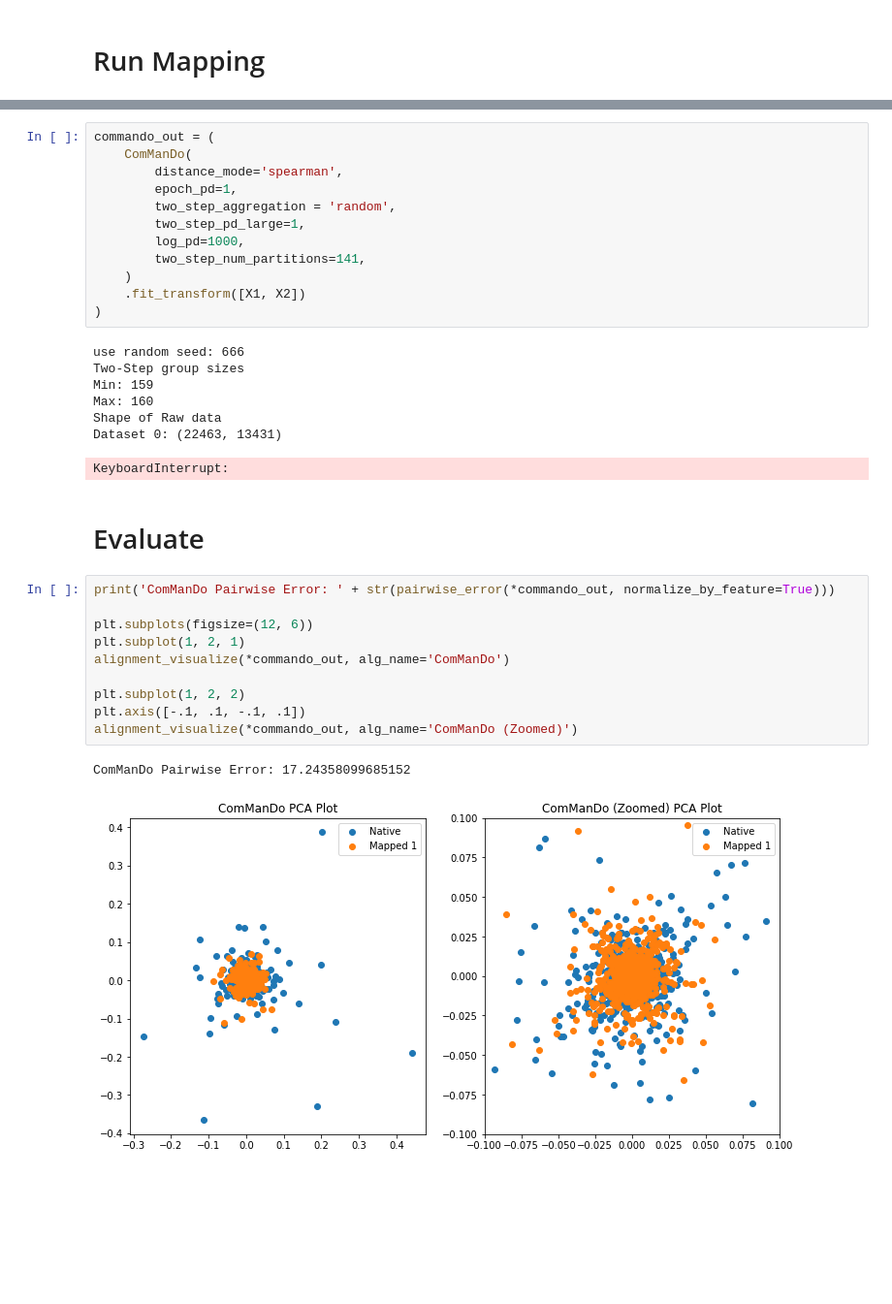
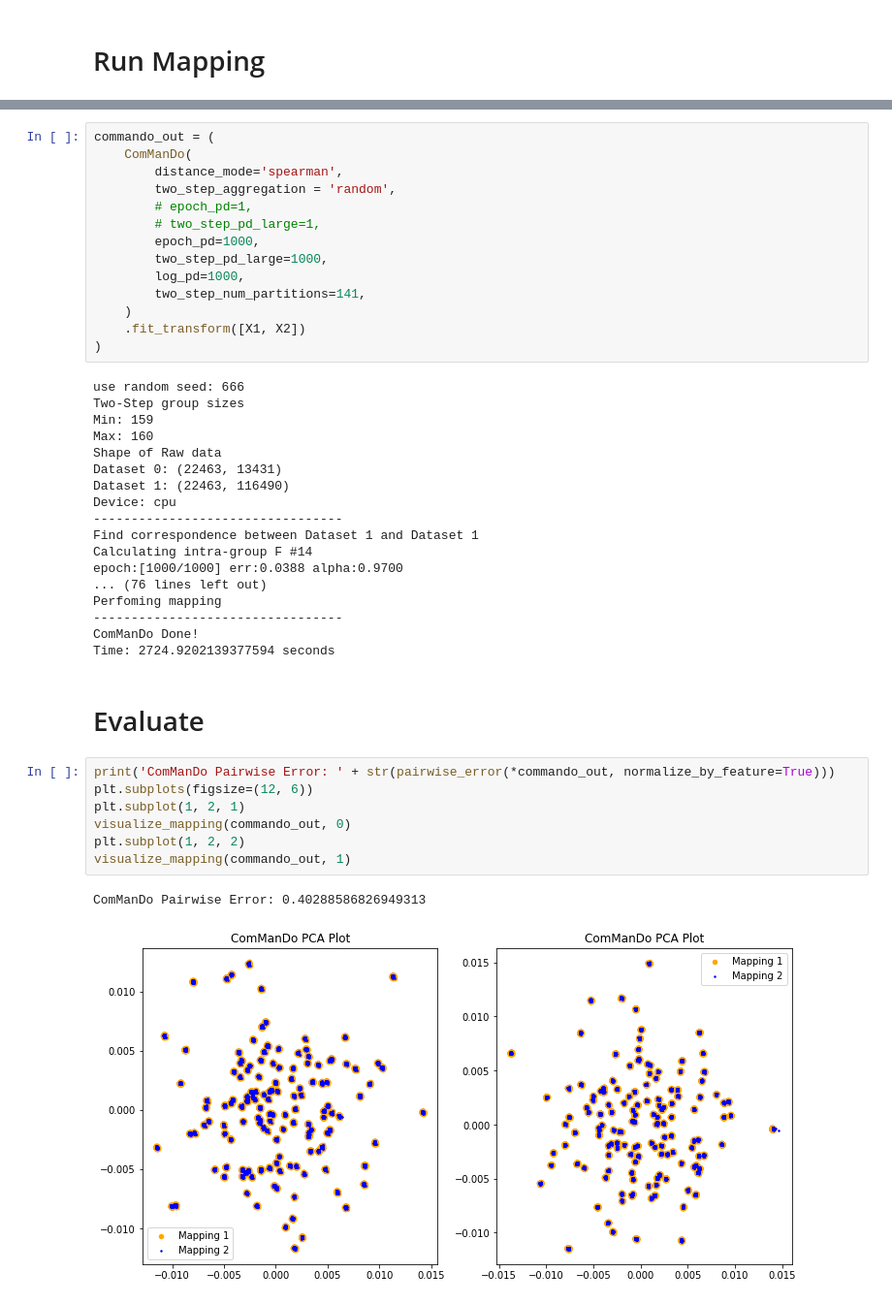
Before and after one commit to Oafish1/JAMIE, a Jupyter notebook: examples/opsca_phase1_training.ipynb, the cells around one changed output, grey strips where cells are left out. Shown at 97% size. Drawn from its saved outputs; the diff is of its cells as text; blank space fills up the shorter version.

Commit message:
Cleanup, optimization, eigs, run, visualization utility

```diff
--- a/examples/opsca_phase1_training.ipynb
+++ b/examples/opsca_phase1_training.ipynb
@@ -60,9 +62,11 @@ Time is after the event (ex. Laplacian: 1m means the laplacian step was finished
 commando_out = (
     ComManDo(
         distance_mode='spearman',
-        epoch_pd=1,
         two_step_aggregation = 'random',
-        two_step_pd_large=1,
+        # epoch_pd=1,
+        # two_step_pd_large=1,
+        epoch_pd=1000,
+        two_step_pd_large=1000,
         log_pd=1000,
         two_step_num_partitions=141,
     )
@@ -75,19 +79,26 @@ Min: 159
 Max: 160
 Shape of Raw data
 Dataset 0: (22463, 13431)
+Dataset 1: (22463, 116490)
+Device: cpu
+---------------------------------
+Find correspondence between Dataset 1 and Dataset 1
+Calculating intra-group F #14
+epoch:[1000/1000] err:0.0388 alpha:0.9700
+... (76 lines left out)
+Perfoming mapping
+---------------------------------
+ComManDo Done!
+Time: 2724.9202139377594 seconds
-KeyboardInterrupt:
 # %% [markdown]
 # Evaluate
 # %%
 print('ComManDo Pairwise Error: ' + str(pairwise_error(*commando_out, normalize_by_feature=True)))
-
 plt.subplots(figsize=(12, 6))
 plt.subplot(1, 2, 1)
-alignment_visualize(*commando_out, alg_name='ComManDo')
-
+visualize_mapping(commando_out, 0)
 plt.subplot(1, 2, 2)
-plt.axis([-.1, .1, -.1, .1])
-alignment_visualize(*commando_out, alg_name='ComManDo (Zoomed)')
+visualize_mapping(commando_out, 1)
 # %% [output]
-ComManDo Pairwise Error: 17.24358099685152
+ComManDo Pairwise Error: 0.40288586826949313
-[figure, old version]
+[figure, new version]
```
Also changed, not shown: parts of 3 cells of this notebook, 21 other files.
